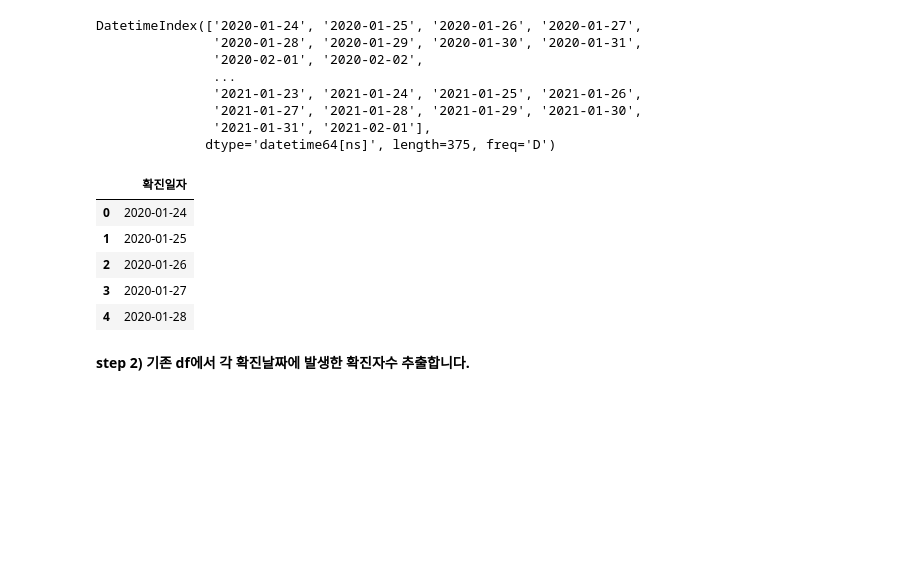
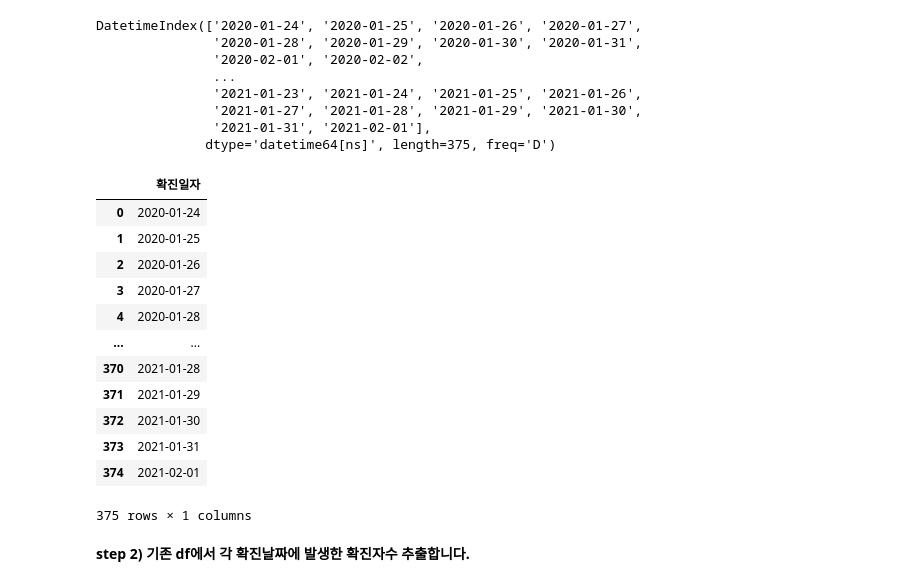
Before and after one commit to dhleegarret/data_analysis, a Jupyter notebook: todaycode/seoul_covid19_EDA_2021_02_01.ipynb, the cells around one changed output. Drawn from its saved outputs; the diff is of its cells as text; code cells hidden in the pictures; blank space fills up the shorter version.

```diff
--- a/todaycode/seoul_covid19_EDA_2021_02_01.ipynb
+++ b/todaycode/seoul_covid19_EDA_2021_02_01.ipynb
@@ -368,14 +365,21 @@ DatetimeIndex(['2020-01-24', '2020-01-25', '2020-01-26', '2020-01-27',
               dtype='datetime64[ns]', length=375, freq='D')
 # %%
 df_days = pd.DataFrame({"확진일자": days})
-df_days.head()
+df_days
 # %% [output]
 |  | 확진일자 |
 | 0 | 2020-01-24 |
 | 1 | 2020-01-25 |
 | 2 | 2020-01-26 |
 | 3 | 2020-01-27 |
 | 4 | 2020-01-28 |
+| ... | ... |
+| 370 | 2021-01-28 |
+| 371 | 2021-01-29 |
+| 372 | 2021-01-30 |
+| 373 | 2021-01-31 |
+| 374 | 2021-02-01 |
+375 rows × 1 columns
 # %% [markdown]
 **step 2) 기존 df에서 각 확진날짜에 발생한 확진자수 추출합니다.**
 # %%
```
Also changed, not shown: parts of 120 cells of this notebook, 1 other file.
